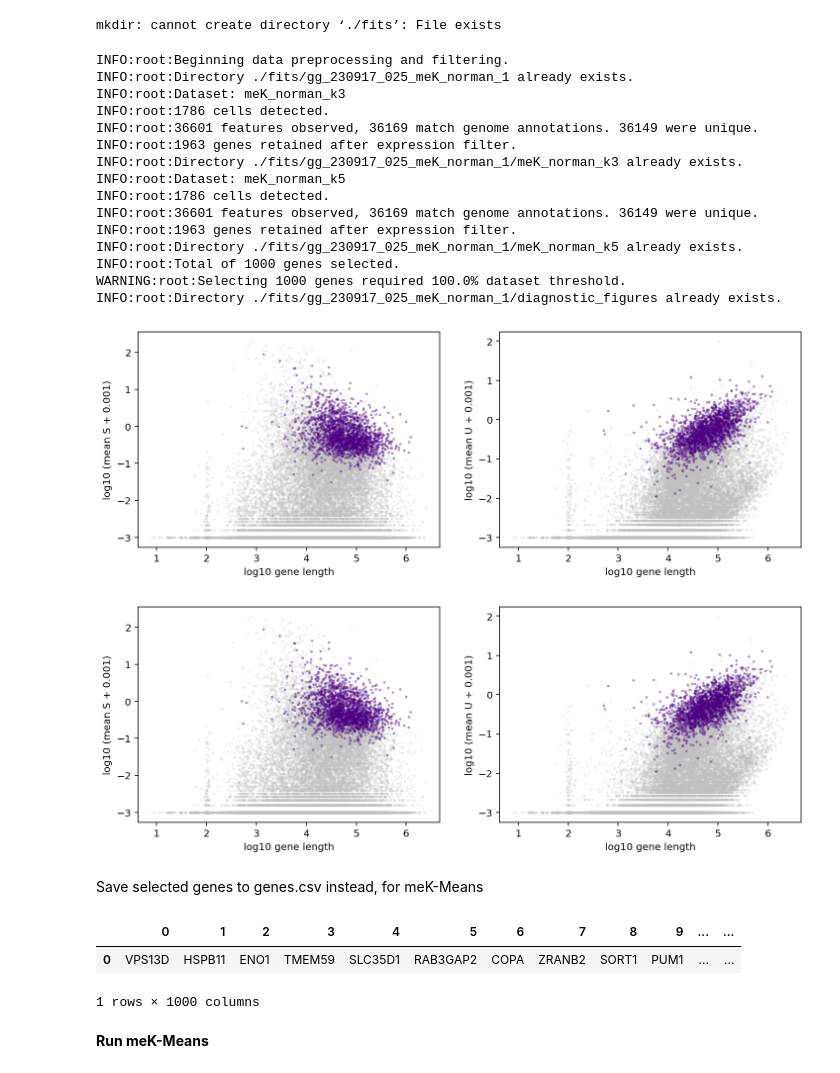
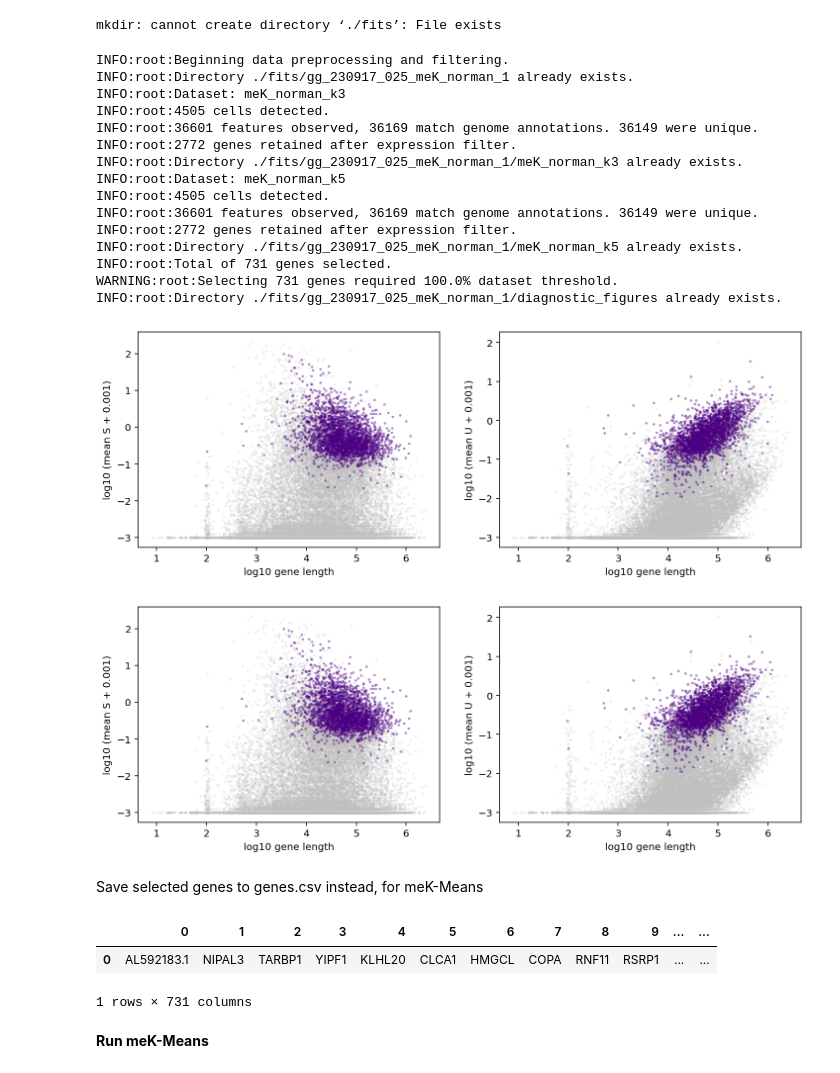
Before and after one commit to tarachari3/perturbCME, a Jupyter notebook: notebooks/20230915_meKMeans_norman.ipynb, the cells around one changed output. Drawn from its saved outputs; the diff is of its cells as text; code cells hidden in the pictures.

```diff
--- a/notebooks/20230915_meKMeans_norman.ipynb
+++ b/notebooks/20230915_meKMeans_norman.ipynb
@@ -109,13 +110,13 @@ saveCounts[saveCounts['guide_identity'].isin(['NegCtrl0_SNAI1__NegCtrl0_SNAI1'])
 # %% [markdown]
 Filter for conditions with > 100 cells (since we're looking for possible subpopulations/states etc)
 # %%
-ctrls = ['NegCtrl10_NegCtrl0__NegCtrl10_NegCtrl0','NegCtrl11_NegCtrl0__NegCtrl11_NegCtrl0','NegCtrl0_NegCtrl0__NegCtrl0_NegCtrl0']
+ctrls = ['NegCtrl0_NegCtrl0__NegCtrl0_NegCtrl0']
 #'NegCtrl10_NegCtrl0__NegCtrl10_NegCtrl0','NegCtrl11_NegCtrl0__NegCtrl11_NegCtrl0','NegCtrl0_NegCtrl0__NegCtrl0_NegCtrl0'
 
 ctrl_bars = list(meta.cell_barcode[meta.guide_identity.isin(ctrls)])
 
-conds_only = ['DUSP9_MAPK1__DUSP9_MAPK1','DUSP9_NegCtrl0__DUSP9_NegCtrl0','NegCtrl0_MAPK1__NegCtrl0_MAPK1',
-             'MAPK1_NegCtrl0__MAPK1_NegCtrl0']
+conds_only = ['DUSP9_ETS2__DUSP9_ETS2','ETS2_NegCtrl0__ETS2_NegCtrl0','DUSP9_NegCtrl0__DUSP9_NegCtrl0']
+#'DUSP9_MAPK1__DUSP9_MAPK1','MAPK1_NegCtrl0__MAPK1_NegCtrl0'
 
 filt_ids = conds_only+ctrls   #list(saveCounts['guide_identity'][(saveCounts['cells'] >  100)])
 #list(saveCounts['guide_identity'][(saveCounts['cells'] >  100) & ~saveCounts['guide_identity'].isin(ctrls)])
@@ -266,8 +267,8 @@ filt_param={
         "min_S_mean": 0.01,
         "max_U_max": 400,
         "max_S_max": 400,
-        "min_U_max": 3,
-        "min_S_max": 3,
+        "min_U_max": 4,
+        "min_S_max": 4,
     }
 
 expr_filt = monod.preprocess.threshold_by_expression(S.T,U.T,
@@ -364,7 +365,7 @@ len(all_gs_forinf)
 final_filt = np.isin(g_names,all_gs_forinf)
 # %%
 #Make anndata with conditions and get most variable
-only_conds_S = S[:,:] #np.isin(bars,filt_conds_bars)
+only_conds_S = S[np.isin(bars,filt_conds_bars),:] #np.isin(bars,filt_conds_bars)
 only_conds_S = only_conds_S[:,expr_filt2]
 adata = anndata.AnnData(only_conds_S)
 
@@ -457,7 +469,7 @@ for k in range(num_ks):
     print(f'Dataset {dataset_name}. \n\t{len(bcs)} barcodes in loom, {cf_.sum()} pass filter. {n_annot_bcs} in annotations; of these, {annot_bcs_in_loom} in loom and {annot_bcs_in_filt_loom} in filtered loom.')
 
     #Select for barcodes in selected conditions, if applicable
-    annot_bcs = meta[(meta['guide_identity'].isin(conds_only))]['cell_barcode'] #previously filt_ids with ctrls, conds_only
+    annot_bcs = meta[(meta['guide_identity'].isin(filt_ids))]['cell_barcode'] #previously filt_ids with ctrls, conds_only
     cf.append(np.isin(bcs,annot_bcs) & cf_)
     print(f'{len(annot_bcs)} cells in annotations. {np.isin(bcs,annot_bcs).sum()} in loom. {cf[-1].sum()} pass filter.')
 
@@ -497,31 +509,31 @@ mkdir: cannot create directory ‘./fits’: File exists
 # %%
 #Select to run inference on, same genes selected across all runs
 dir_string,dataset_strings = monod.preprocess.construct_batch(loom_filepaths, \
                                              transcriptome_filepath, \
                                              dataset_names, \
                                              attribute_names=attribute_names,\
                                              batch_location='./fits',meta='meK_norman',batch_id=1,\
-                                             datestring='230917', n_genes=1000,\
-                                             exp_filter_threshold=None,cf=cf
-                                                             ) #genes_to_fit=all_gs_forinf,len(all_gs_forinf)
+                                             datestring='230917', n_genes=len(all_gs_forinf),\
+                                             exp_filter_threshold=None,cf=cf,
+                                                             genes_to_fit=all_gs_forinf) #genes_to_fit=all_gs_forinf,len(all_gs_forinf)
 # %% [output]
 INFO:root:Beginning data preprocessing and filtering.
 INFO:root:Directory ./fits/gg_230917_025_meK_norman_1 already exists.
 INFO:root:Dataset: meK_norman_k3
-INFO:root:1786 cells detected.
+INFO:root:4505 cells detected.
 INFO:root:36601 features observed, 36169 match genome annotations. 36149 were unique.
-INFO:root:1963 genes retained after expression filter.
+INFO:root:2772 genes retained after expression filter.
 INFO:root:Directory ./fits/gg_230917_025_meK_norman_1/meK_norman_k3 already exists.
 INFO:root:Dataset: meK_norman_k5
-INFO:root:1786 cells detected.
+INFO:root:4505 cells detected.
 INFO:root:36601 features observed, 36169 match genome annotations. 36149 were unique.
-INFO:root:1963 genes retained after expression filter.
+INFO:root:2772 genes retained after expression filter.
 INFO:root:Directory ./fits/gg_230917_025_meK_norman_1/meK_norman_k5 already exists.
-INFO:root:Total of 1000 genes selected.
-WARNING:root:Selecting 1000 genes required 100.0% dataset threshold.
+INFO:root:Total of 731 genes selected.
+WARNING:root:Selecting 731 genes required 100.0% dataset threshold.
 INFO:root:Directory ./fits/gg_230917_025_meK_norman_1/diagnostic_figures already exists.
-[figure, old version]
+[figure, new version]
-[figure, old version]
+[figure, new version]
 # %% [markdown]
 Save selected genes to genes.csv instead, for meK-Means
 # %%
@@ -529,13 +541,13 @@ Save selected genes to genes.csv instead, for meK-Means
 # new_pd.loc[0] = all_gs_forinf
 # new_pd.to_csv('./fits/gg_230917_025_meK_norman_1/genes.csv',header=None,index=None)
 # new_pd.head()
-# %%
-test = pd.read_csv('./fits/gg_230917_025_meK_norman_1/genes.csv',header=None)
-test.head()
-# %% [output]
-|  | 0 | 1 | 2 | 3 | 4 | 5 | 6 | 7 | 8 | 9 | ... | ... |
-| 0 | VPS13D | HSPB11 | ENO1 | TMEM59 | SLC35D1 | RAB3GAP2 | COPA | ZRANB2 | SORT1 | PUM1 | ... | ... |
-1 rows × 1000 columns
+# %%
+test = pd.read_csv('./fits/gg_230917_025_meK_norman_1/genes.csv',header=None)
+test.head()
+# %% [output]
+|  | 0 | 1 | 2 | 3 | 4 | 5 | 6 | 7 | 8 | 9 | ... | ... |
+| 0 | AL592183.1 | NIPAL3 | TARBP1 | YIPF1 | KLHL20 | CLCA1 | HMGCL | COPA | RNF11 | RSRP1 | ... | ... |
+1 rows × 731 columns
 # %% [markdown]
 **Run meK-Means**
 # %%
```
Also changed, not shown: parts of 73 cells of this notebook, 2 other files.
